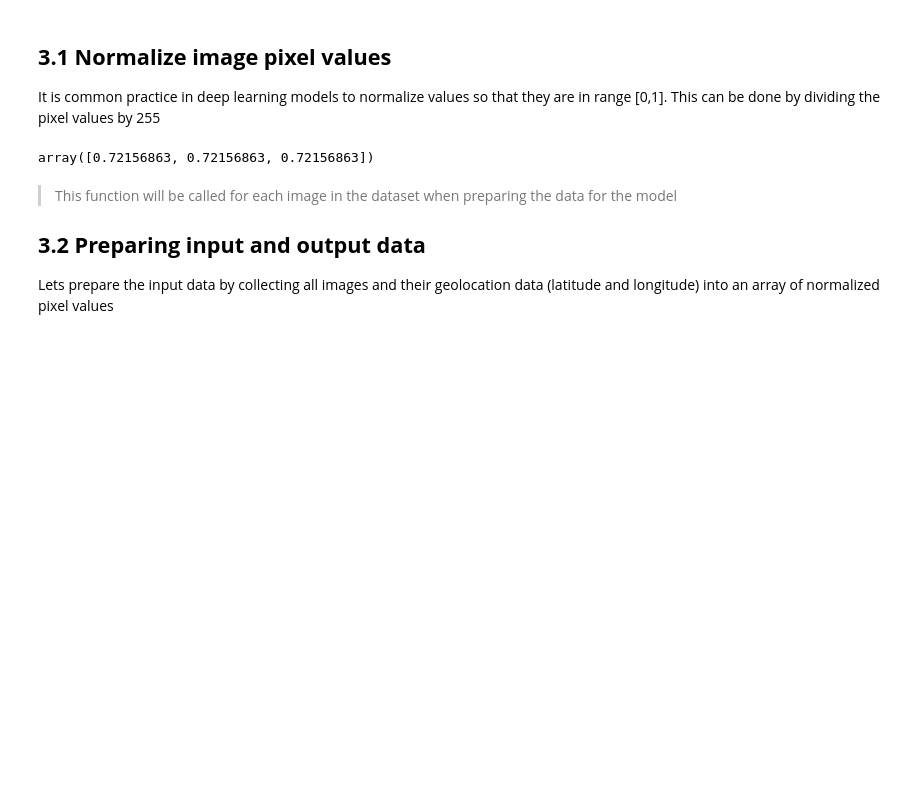
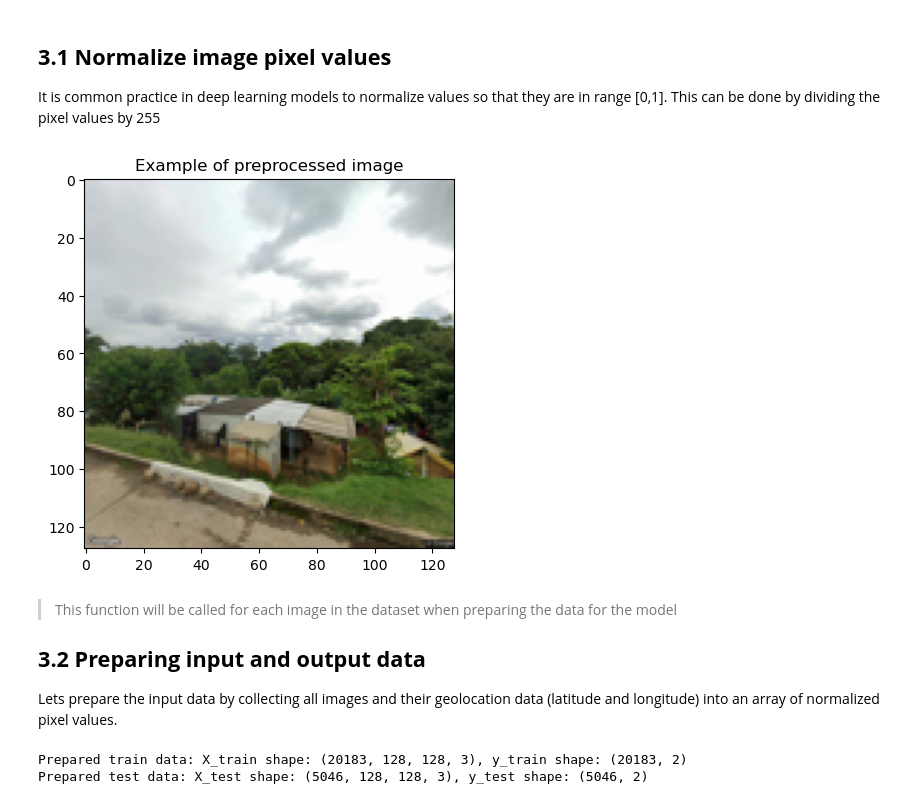
Before and after one commit to tristangoossens/geohawk, a Jupyter notebook: 3. Regression.ipynb, the cells around one changed output. Saved outputs shown, nothing was run; the diff lists cells and outputs as text; code cells hidden in the pictures; blank space fills up the shorter version.

Commit message:
finished regression model and evaluation

```diff
--- a/3. Regression.ipynb
+++ b/3. Regression.ipynb
@@ -37,22 +37,29 @@ It is common practice in deep learning models to normalize values so that they a
 # %%
 import numpy as np
 from PIL import Image
+import matplotlib.pyplot as plt
+import random
 
-# Function to load image from file
-def load_image(image_path):
-    with Image.open(image_path) as img:
-        return np.array(img)
+# Function to load and preprocess image (resize and normalize)
+def load_and_preprocess_image(image_path):
+    image = Image.open(image_path)
+    image = image.resize((128, 128))
+    image = np.array(image) / 255.0
 
-# Function to normalize image pixels (0-255 to 0-1)
-def normalize_image(image):
-    return np.array(image) / 255.0
+    # Normalize image pixels
+    return image
 
-# Example (one pixel)
-normalize_image(load_image('data/img/0.png')[0, 0])
+# Random Example image (one pixel)
+preprocessed_image = load_and_preprocess_image(f'data/img/{random.randint(0, len(df_train))}.png')
+
+# Plot image
+plt.imshow(preprocessed_image)
+plt.title(f'Example of preprocessed image')
+plt.show()
 # %% [output]
-array([0.72156863, 0.72156863, 0.72156863])
+[figure, added]
 # %% [markdown]
 > This function will be called for each image in the dataset when preparing the data for the model
 
 ## **3.2 Preparing input and output data**
-Lets prepare the input data by collecting all images and their geolocation data (latitude and longitude) into an array of normalized pixel values
+Lets prepare the input data by collecting all images and their geolocation data (latitude and longitude) into an array of normalized pixel values.
@@ -69,0 +66,23 @@ def prepare_model_input(df):
+# %%
+# TODO: Add a Resizing layer and a Normalization layer to the model so we do not need to preprocess images.
+# TODO: Use keras load_train_test_data function to load data.
+# Prepare a dataframe for model input (X, y)
+def prepare_model_input(df):
+    X = []
+    y = []
+
+    for i, ds in df.iterrows():
+        image = load_and_preprocess_image(f'data/img/{ds["filename"]}')
+        X.append(image)
+        y.append([ds["latitude"], ds["longitude"]])
+
+    return np.array(X), np.array(y)
+
+X_train, y_train = prepare_model_input(df_train)
+X_test, y_test = prepare_model_input(df_test)
+
+print(f'Prepared train data: X_train shape: {X_train.shape}, y_train shape: {y_train.shape}')
+print(f'Prepared test data: X_test shape: {X_test.shape}, y_test shape: {y_test.shape}')
+# %% [output]
+Prepared train data: X_train shape: (20183, 128, 128, 3), y_train shape: (20183, 2)
+Prepared test data: X_test shape: (5046, 128, 128, 3), y_test shape: (5046, 2)
```
Also changed, not shown: parts of 9 cells of this notebook, 6 other files.
